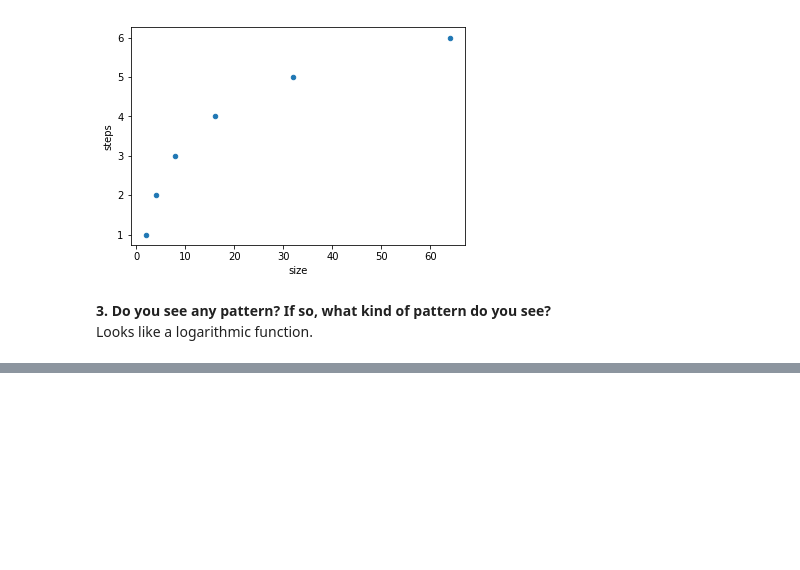
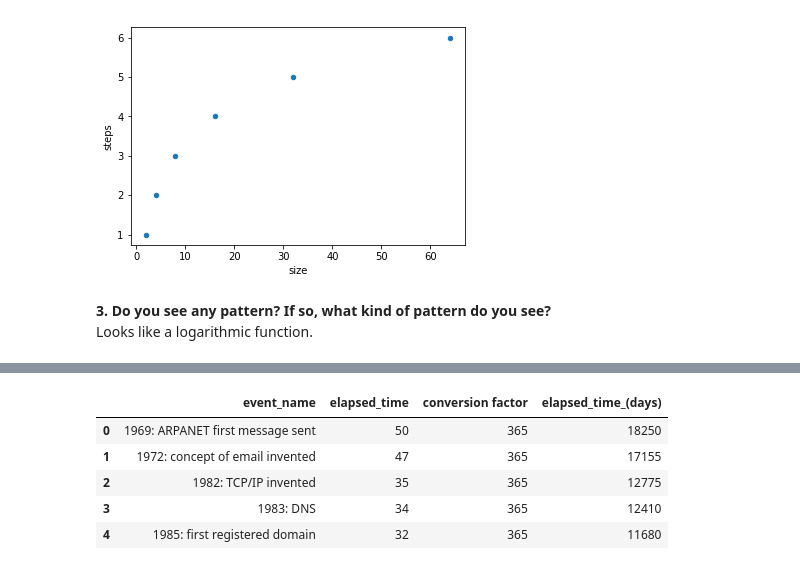
Before and after one commit to faymarie/binary-search-time-complexity-visualization, a Jupyter notebook: Binary Search.ipynb, the cells around one changed output, grey strips where cells are left out. Cells and saved outputs as stored; diff of their text form; code cells hidden in the pictures; blank space fills up the shorter version.

```diff
--- a/Binary Search.ipynb
+++ b/Binary Search.ipynb
@@ -45,0 +67,11 @@ Looks like a logarithmic function.
+# %%
+# Load the table
+df = pd.read_csv('timeline.csv')
+df.head()
+# %% [output]
+|  | event_name | elapsed_time | conversion factor | elapsed_time_(days) |
+| 0 | 1969: ARPANET first message sent | 50 | 365 | 18250 |
+| 1 | 1972: concept of email invented | 47 | 365 | 17155 |
+| 2 | 1982: TCP/IP invented | 35 | 365 | 12775 |
+| 3 | 1983: DNS | 34 | 365 | 12410 |
+| 4 | 1985: first registered domain | 32 | 365 | 11680 |
```
Also changed, not shown: parts of 6 cells of this notebook.
